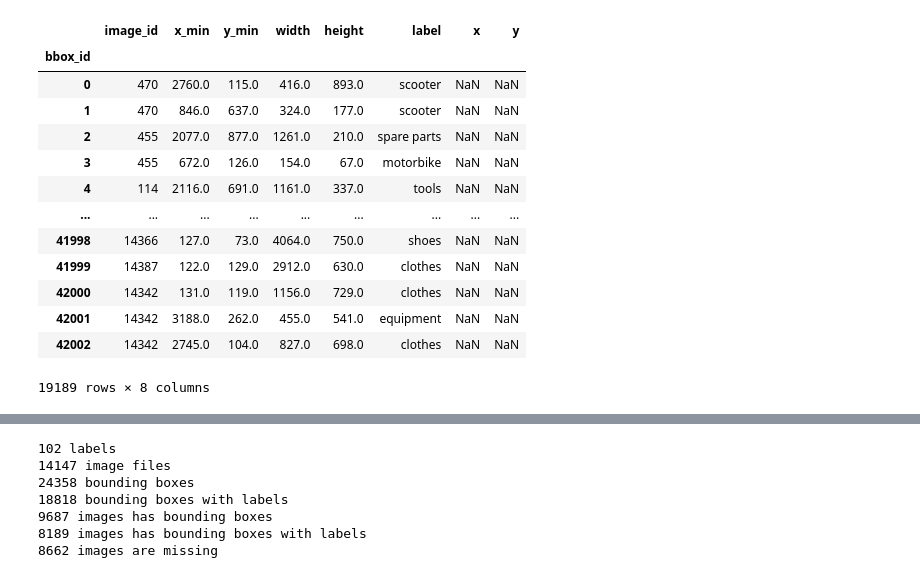
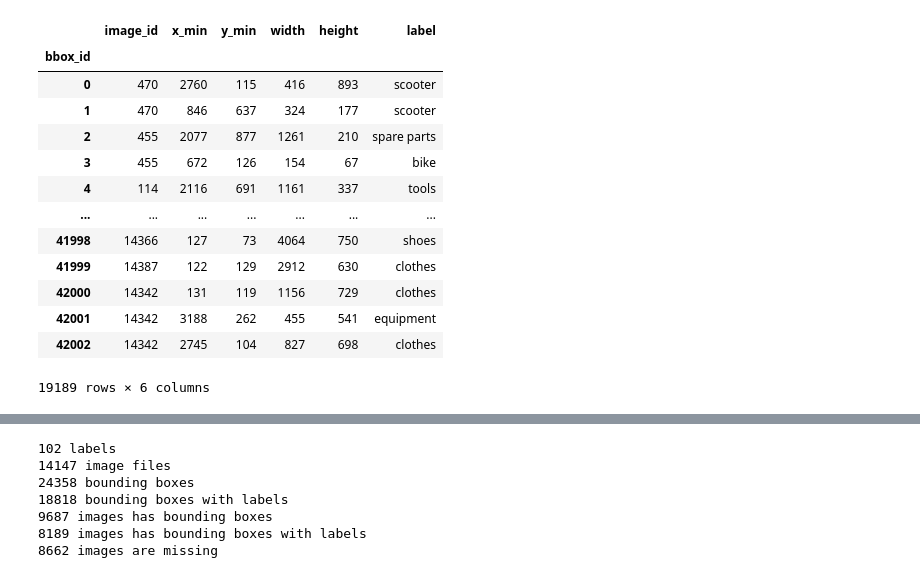
Before and after one commit to IS2AI/cargoxray, a Jupyter notebook: utils/infographics.ipynb, the cells around one changed output, grey strips where cells are left out. Cells and saved outputs as stored; diff of their text form; code cells hidden in the pictures.

```diff
--- a/utils/infographics.ipynb
+++ b/utils/infographics.ipynb
@@ -16,23 +16,40 @@ images = pd.read_json(images_file)
 
 annotations = annotations.set_index('bbox_id')
 images = images.set_index('image_id')
-# %%
-annotations.loc[annotations['x'].isna()]
-# %% [output]
-|  | image_id | x_min | y_min | width | height | label | x | y |
-| bbox_id |  |  |  |  |  |  |  |  |
-| 0 | 470 | 2760.0 | 115.0 | 416.0 | 893.0 | scooter | NaN | NaN |
-| 1 | 470 | 846.0 | 637.0 | 324.0 | 177.0 | scooter | NaN | NaN |
-| 2 | 455 | 2077.0 | 877.0 | 1261.0 | 210.0 | spare parts | NaN | NaN |
-| 3 | 455 | 672.0 | 126.0 | 154.0 | 67.0 | motorbike | NaN | NaN |
-| 4 | 114 | 2116.0 | 691.0 | 1161.0 | 337.0 | tools | NaN | NaN |
-| ... | ... | ... | ... | ... | ... | ... | ... | ... |
-| 41998 | 14366 | 127.0 | 73.0 | 4064.0 | 750.0 | shoes | NaN | NaN |
-| 41999 | 14387 | 122.0 | 129.0 | 2912.0 | 630.0 | clothes | NaN | NaN |
-| 42000 | 14342 | 131.0 | 119.0 | 1156.0 | 729.0 | clothes | NaN | NaN |
-| 42001 | 14342 | 3188.0 | 262.0 | 455.0 | 541.0 | equipment | NaN | NaN |
-| 42002 | 14342 | 2745.0 | 104.0 | 827.0 | 698.0 | clothes | NaN | NaN |
-19189 rows × 8 columns
+# %%
+# Strip and lowercase everything
+annotations['label'] = annotations['label'].apply(
+    lambda x: x.strip().lower() if isinstance(x, str) else pd.NA)
+
+# Load manual label typos fixes dictionary
+label_mappings_fix = pd.read_csv(
+    '/raid/ruslan_bazhenov/projects/xray/cargoxray/utils/'
+    'label_mappings_fix.csv',
+    names=['original', 'typos', 'merge']
+).set_index('original')
+
+# Apply manual label fixes
+annotations = annotations.replace(label_mappings_fix['typos'].to_dict())
+
+# Drop duplicates
+annotations = annotations.drop_duplicates()
+# %%
+annotations
+# %% [output]
+|  | image_id | x_min | y_min | width | height | label |
+| bbox_id |  |  |  |  |  |  |
+| 0 | 470 | 2760 | 115 | 416 | 893 | scooter |
+| 1 | 470 | 846 | 637 | 324 | 177 | scooter |
+| 2 | 455 | 2077 | 877 | 1261 | 210 | spare parts |
+| 3 | 455 | 672 | 126 | 154 | 67 | bike |
+| 4 | 114 | 2116 | 691 | 1161 | 337 | tools |
+| ... | ... | ... | ... | ... | ... | ... |
+| 41998 | 14366 | 127 | 73 | 4064 | 750 | shoes |
+| 41999 | 14387 | 122 | 129 | 2912 | 630 | clothes |
+| 42000 | 14342 | 131 | 119 | 1156 | 729 | clothes |
+| 42001 | 14342 | 3188 | 262 | 455 | 541 | equipment |
+| 42002 | 14342 | 2745 | 104 | 827 | 698 | clothes |
+19189 rows × 6 columns
 # %%
 images
 # %% [output]
```
Also changed, not shown: parts of 6 cells of this notebook, 3 other files.
